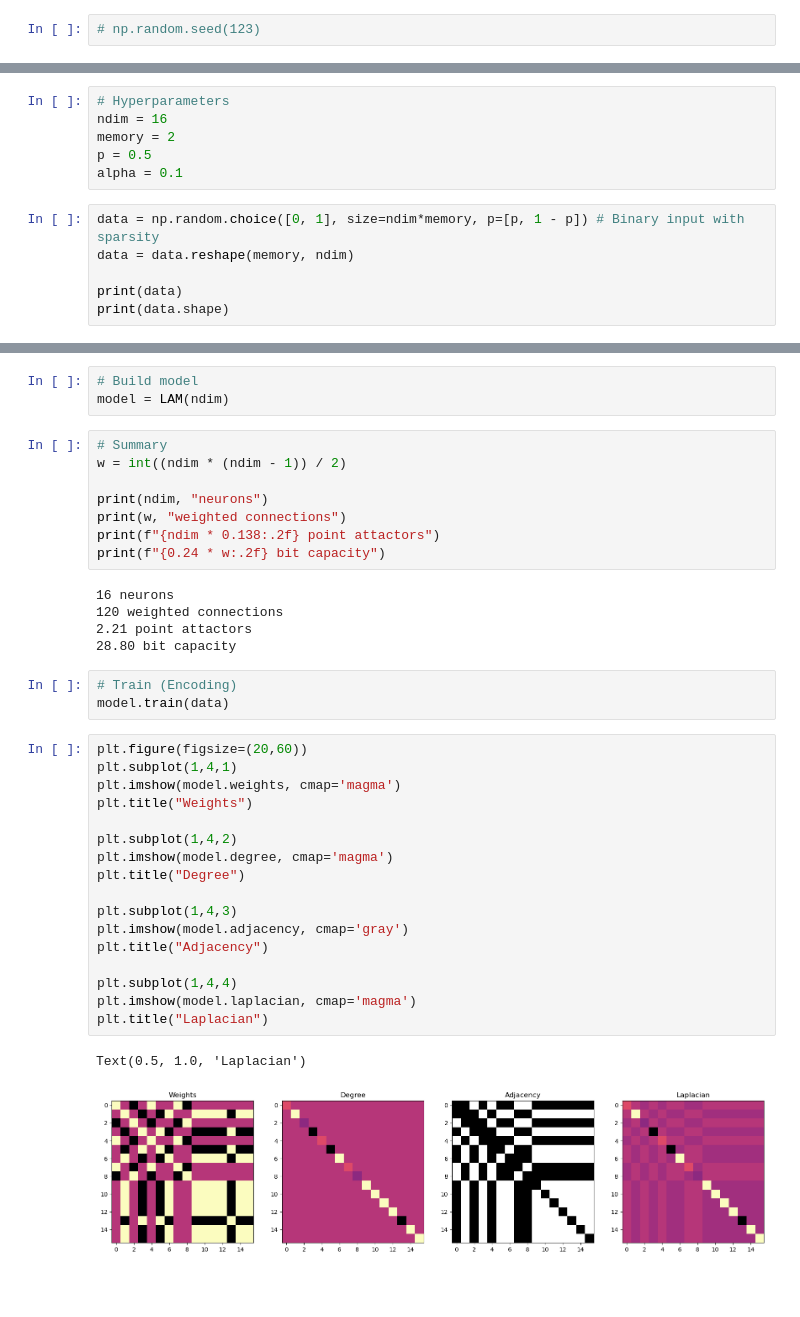
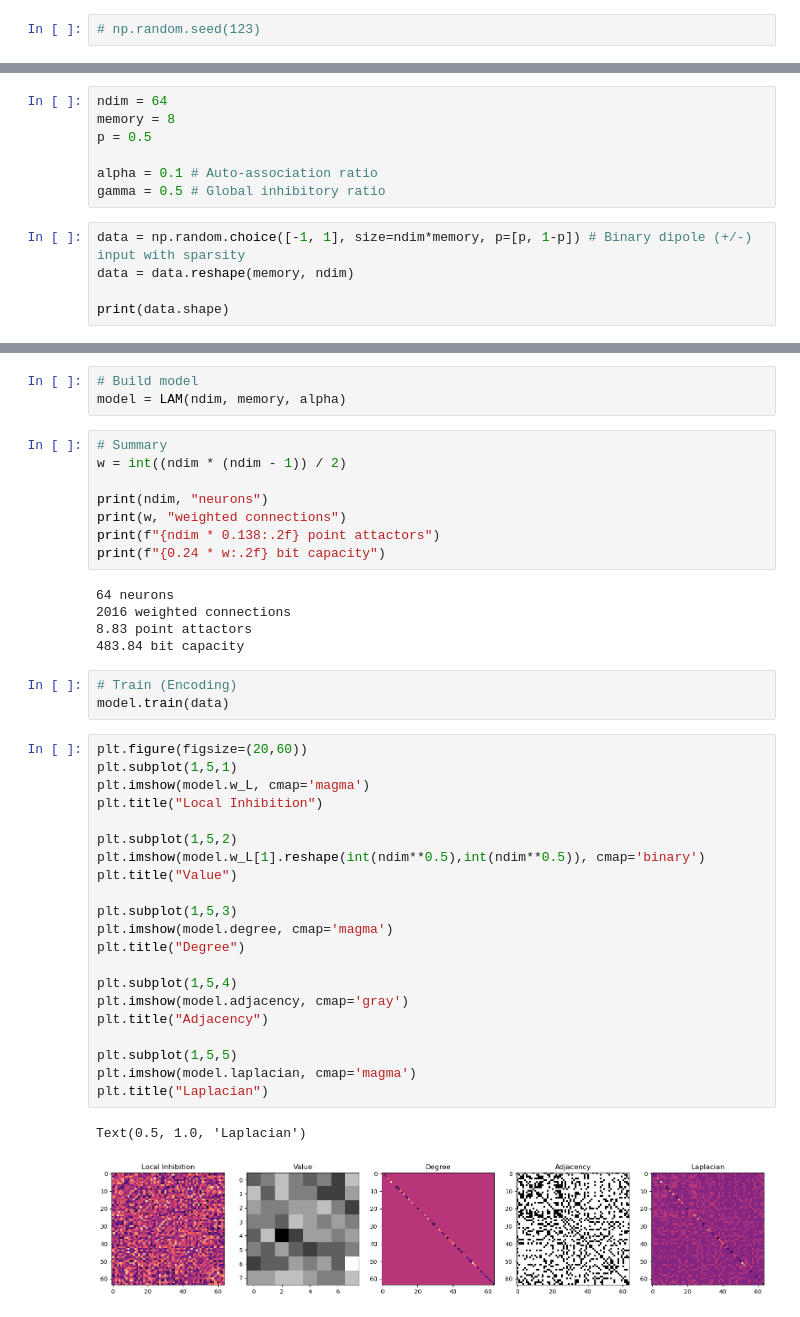
Before and after one commit to epochlab/LAM, a Jupyter notebook: sandbox/sandbox_LAM.ipynb, the cells around one changed output, grey strips where cells are left out. Cells and saved outputs as stored; diff of their text form; blank space fills up the shorter version.

```diff
--- a/sandbox/sandbox_LAM.ipynb
+++ b/sandbox/sandbox_LAM.ipynb
@@ -65,13 +91,13 @@ class LAM():
 # %%
-# Hyperparameters
-ndim = 16
-memory = 2
+ndim = 64
+memory = 8
 p = 0.5
-alpha = 0.1
+
+alpha = 0.1 # Auto-association ratio
+gamma = 0.5 # Global inhibitory ratio
 # %%
-data = np.random.choice([0, 1], size=ndim*memory, p=[p, 1 - p]) # Binary input with sparsity
+data = np.random.choice([-1, 1], size=ndim*memory, p=[p, 1-p]) # Binary dipole (+/-) input with sparsity
 data = data.reshape(memory, ndim)
 
-print(data)
 print(data.shape)
 # %% [output]
@@ -81,6 +105,6 @@ print(data.shape)
 # %%
 # Build model
-model = LAM(ndim)
+model = LAM(ndim, memory, alpha)
 # %%
 # Summary
 w = int((ndim * (ndim - 1)) / 2)
@@ -90,31 +114,35 @@ print(w, "weighted connections")
 print(f"{ndim * 0.138:.2f} point attactors")
 print(f"{0.24 * w:.2f} bit capacity")
 # %% [output]
-16 neurons
-120 weighted connections
-2.21 point attactors
-28.80 bit capacity
+64 neurons
+2016 weighted connections
+8.83 point attactors
+483.84 bit capacity
 # %%
 # Train (Encoding)
 model.train(data)
 # %%
 plt.figure(figsize=(20,60))
-plt.subplot(1,4,1)
-plt.imshow(model.weights, cmap='magma')
-plt.title("Weights")
+plt.subplot(1,5,1)
+plt.imshow(model.w_L, cmap='magma')
+plt.title("Local Inhibition")
 
-plt.subplot(1,4,2)
+plt.subplot(1,5,2)
+plt.imshow(model.w_L[1].reshape(int(ndim**0.5),int(ndim**0.5)), cmap='binary')
+plt.title("Value")
+
+plt.subplot(1,5,3)
 plt.imshow(model.degree, cmap='magma')
 plt.title("Degree")
 
-plt.subplot(1,4,3)
+plt.subplot(1,5,4)
 plt.imshow(model.adjacency, cmap='gray')
 plt.title("Adjacency")
 
-plt.subplot(1,4,4)
+plt.subplot(1,5,5)
 plt.imshow(model.laplacian, cmap='magma')
 plt.title("Laplacian")
 # %% [output]
 Text(0.5, 1.0, 'Laplacian')
-[figure, old version]
+[figure, new version]
 # %%
```
Also changed, not shown: parts of 7 cells of this notebook, 3 other files.
